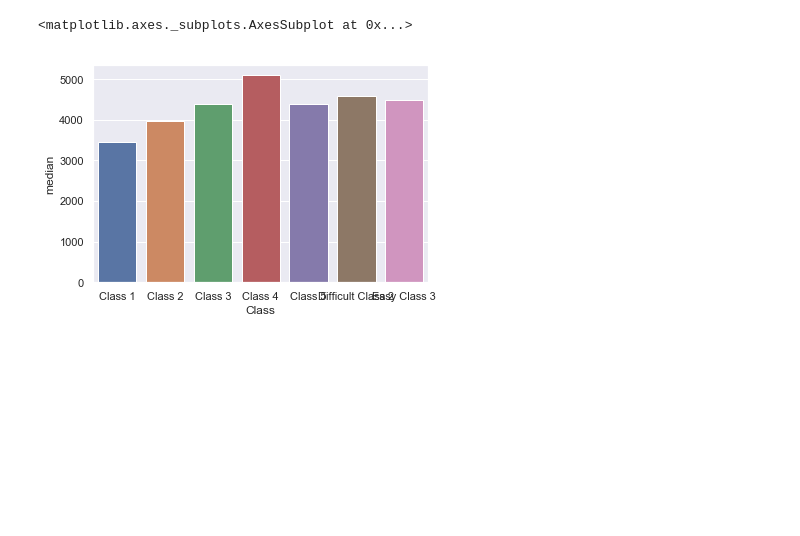
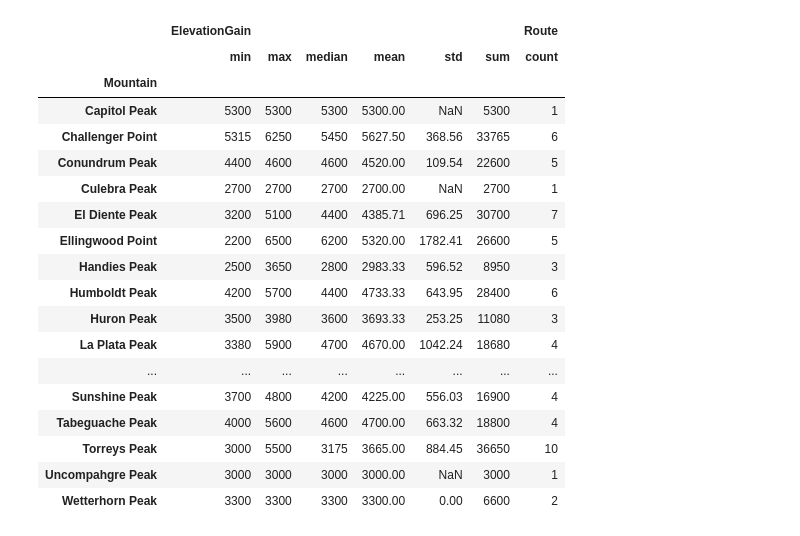
Before and after one commit to chanelle7/ENIAC, a Jupyter notebook: Colorado14ers.ipynb, the cells around one changed output. Cells and saved outputs as stored; diff of their text form; code cells hidden in the pictures; blank space fills up the shorter version.

```diff
--- a/Colorado14ers.ipynb
+++ b/Colorado14ers.ipynb
@@ -68,0 +128,22 @@ range_weather_insights =range_weather.groupby('Range').agg({'Elevation':['min',
+# %%
+elevation
+# %% [output]
+|  | ElevationGain |  |  |  |  |  | Route |
+|  | min | max | median | mean | std | sum | count |
+| Mountain |  |  |  |  |  |  |  |
+| Capitol Peak | 5300 | 5300 | 5300 | 5300.00 | NaN | 5300 | 1 |
+| Challenger Point | 5315 | 6250 | 5450 | 5627.50 | 368.56 | 33765 | 6 |
+| Conundrum Peak | 4400 | 4600 | 4600 | 4520.00 | 109.54 | 22600 | 5 |
+| Culebra Peak | 2700 | 2700 | 2700 | 2700.00 | NaN | 2700 | 1 |
+| El Diente Peak | 3200 | 5100 | 4400 | 4385.71 | 696.25 | 30700 | 7 |
+| Ellingwood Point | 2200 | 6500 | 6200 | 5320.00 | 1782.41 | 26600 | 5 |
+| Handies Peak | 2500 | 3650 | 2800 | 2983.33 | 596.52 | 8950 | 3 |
+| Humboldt Peak | 4200 | 5700 | 4400 | 4733.33 | 643.95 | 28400 | 6 |
+| Huron Peak | 3500 | 3980 | 3600 | 3693.33 | 253.25 | 11080 | 3 |
+| La Plata Peak | 3380 | 5900 | 4700 | 4670.00 | 1042.24 | 18680 | 4 |
+| ... | ... | ... | ... | ... | ... | ... | ... |
+| Sunshine Peak | 3700 | 4800 | 4200 | 4225.00 | 556.03 | 16900 | 4 |
+| Tabeguache Peak | 4000 | 5600 | 4600 | 4700.00 | 663.32 | 18800 | 4 |
+| Torreys Peak | 3000 | 5500 | 3175 | 3665.00 | 884.45 | 36650 | 10 |
+| Uncompahgre Peak | 3000 | 3000 | 3000 | 3000.00 | NaN | 3000 | 1 |
+| Wetterhorn Peak | 3300 | 3300 | 3300 | 3300.00 | 0.00 | 6600 | 2 |
@@ -69,12 +154,4 @@ range_weather_insights =range_weather.groupby('Range').agg({'Elevation':['min',
 # %%
-import seaborn as sns
-sns.set()
-routes_class
-sns.barplot(x=routes_class.index, y="median", data=routes_class['ElevationGain'])
-#routes_insight
-#snow_routes
-    #snow_routes.groupby('Mountain').agg({'Snow': ['count']})
-    #snow_routes.groupby('Route').agg({'Snow': ['count']})
 #elevation
     #elevation.ElevationGain.sort_values(by='min')
     #elevation.ElevationGain.sort_values(by='max')
@@ -86,6 +163,3 @@ sns.barplot(x=routes_class.index, y="median", data=routes_class['ElevationGain']
 #fin_mountain
 #fin_routes
 #fin_weather
-# %% [output]
-<matplotlib.axes._subplots.AxesSubplot at 0x...>
-[figure, removed]
```
Also changed, not shown: parts of 7 cells of this notebook.
